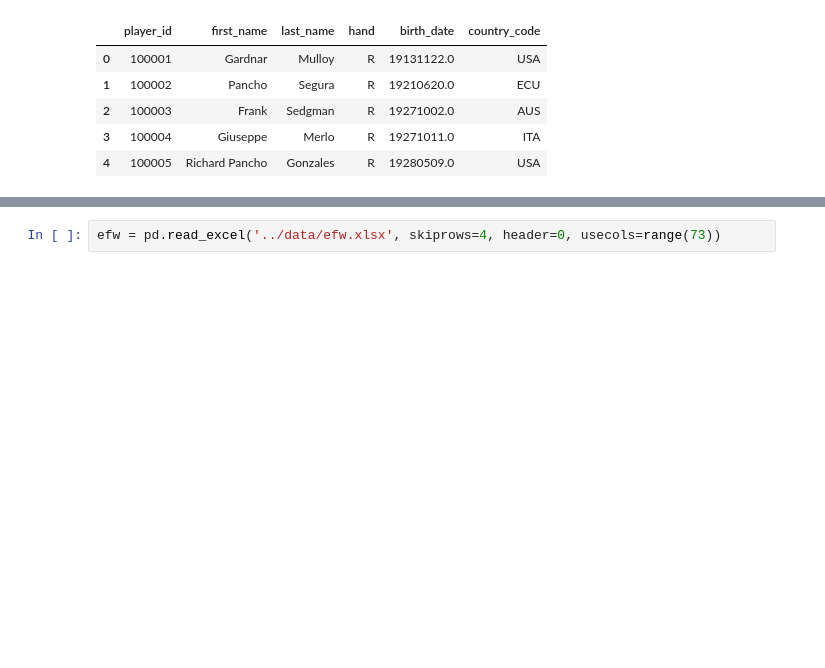
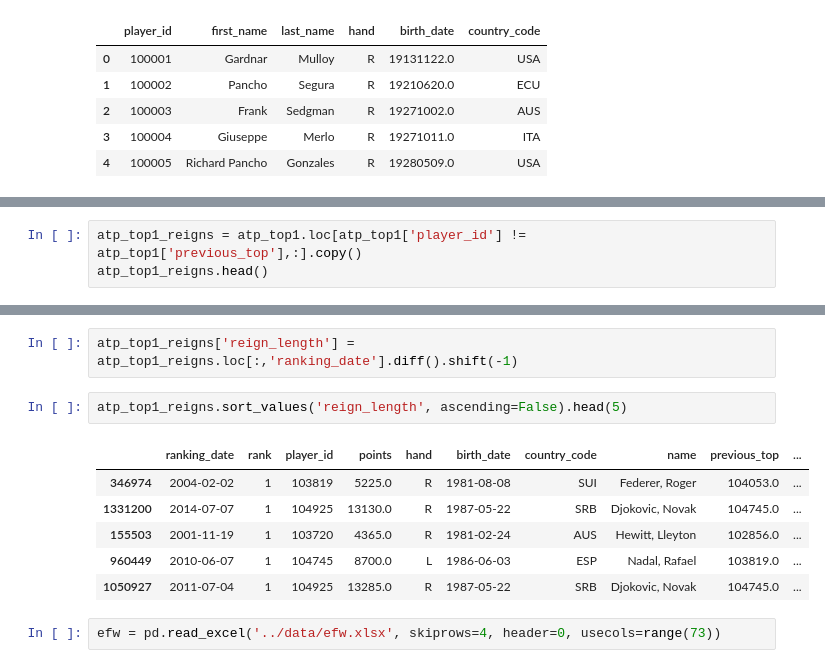
Before and after one commit to AaltoSciComp/data-analysis-workflows-course, a Jupyter notebook: python_exercises/ch2-python-lecture.ipynb, the cells around one changed output, grey strips where cells are left out. Cells and saved outputs as stored; diff of their text form; blank space fills up the shorter version.

```diff
--- a/python_exercises/ch2-python-lecture.ipynb
+++ b/python_exercises/ch2-python-lecture.ipynb
@@ -124,0 +241,3 @@ dtype: object
+# %%
+atp_top1_reigns = atp_top1.loc[atp_top1['player_id'] != atp_top1['previous_top'],:].copy()
+atp_top1_reigns.head()
@@ -125,3 +251,14 @@ dtype: object
+# %%
+atp_top1_reigns['reign_length'] = atp_top1_reigns.loc[:,'ranking_date'].diff().shift(-1)
+# %%
+atp_top1_reigns.sort_values('reign_length', ascending=False).head(5)
+# %% [output]
+|  | ranking_date | rank | player_id | points | hand | birth_date | country_code | name | previous_top | ... |
+| 346974 | 2004-02-02 | 1 | 103819 | 5225.0 | R | 1981-08-08 | SUI | Federer, Roger | 104053.0 | ... |
+| 1331200 | 2014-07-07 | 1 | 104925 | 13130.0 | R | 1987-05-22 | SRB | Djokovic, Novak | 104745.0 | ... |
+| 155503 | 2001-11-19 | 1 | 103720 | 4365.0 | R | 1981-02-24 | AUS | Hewitt, Lleyton | 102856.0 | ... |
+| 960449 | 2010-06-07 | 1 | 104745 | 8700.0 | L | 1986-06-03 | ESP | Nadal, Rafael | 103819.0 | ... |
+| 1050927 | 2011-07-04 | 1 | 104925 | 13285.0 | R | 1987-05-22 | SRB | Djokovic, Novak | 104745.0 | ... |
 # %%
 efw = pd.read_excel('../data/efw.xlsx', skiprows=4, header=0, usecols=range(73))
 # %%
```
Also changed, not shown: parts of 27 cells of this notebook, 2 other files.
